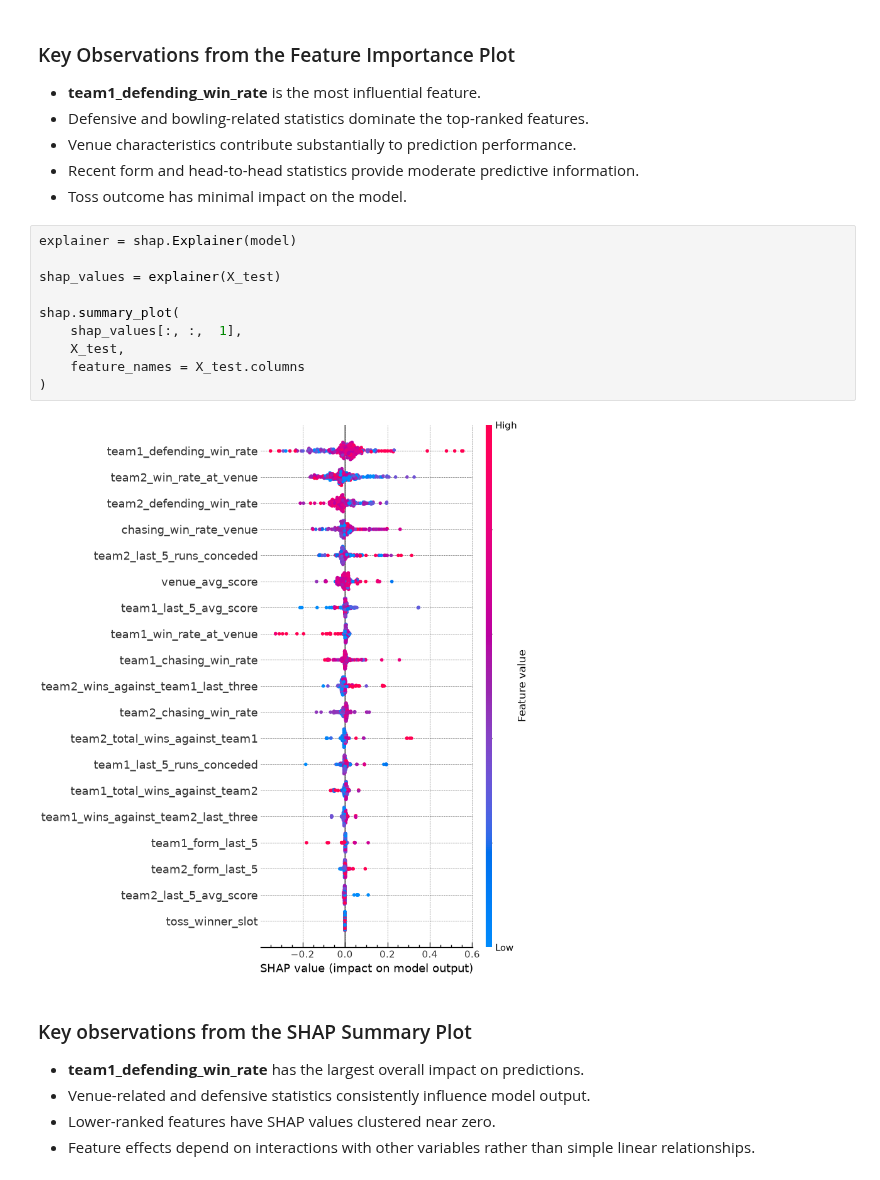
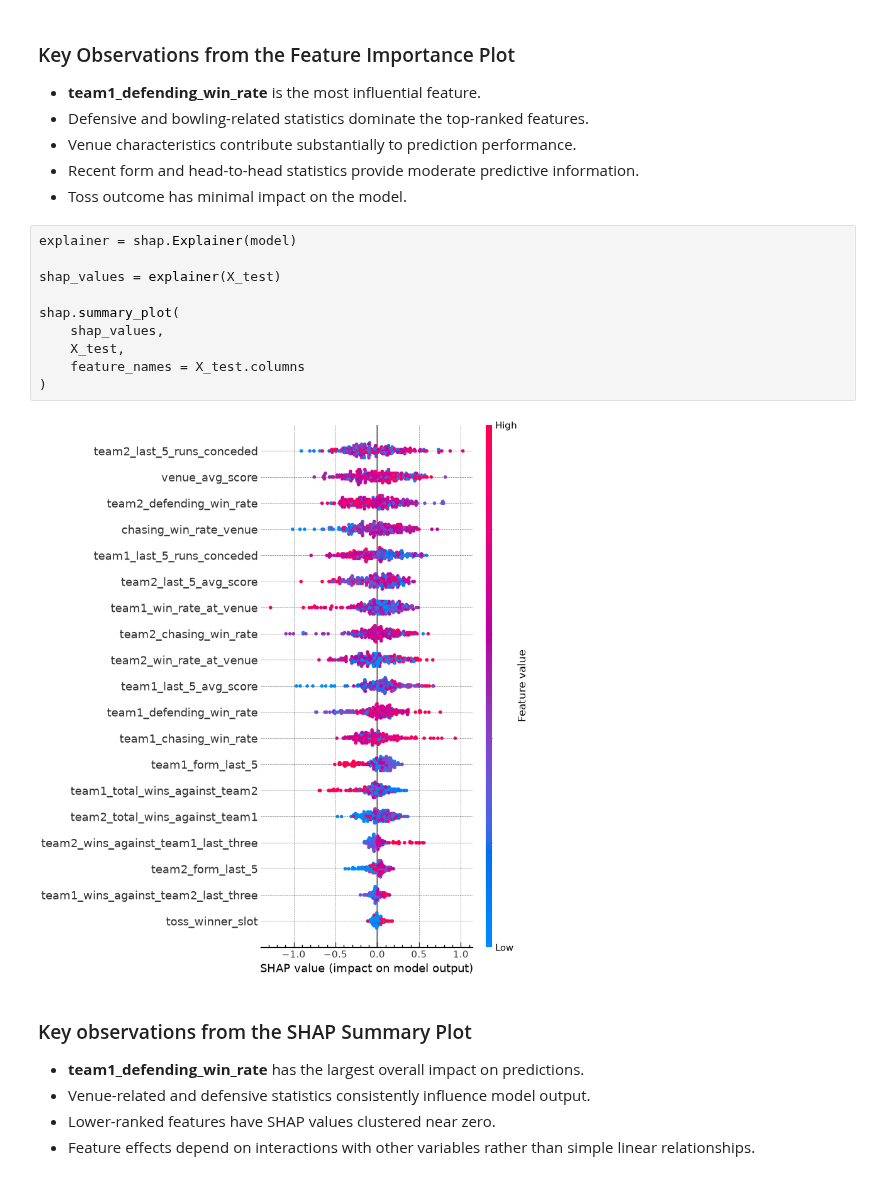
Before and after one commit to Karanveer-Tinna/ipl-cricket-prediction-model, a Jupyter notebook: notebooks/06_model_interpretation.ipynb, the cells around one changed output. Cells and saved outputs as stored; diff of their text form.

```diff
--- a/notebooks/06_model_interpretation.ipynb
+++ b/notebooks/06_model_interpretation.ipynb
@@ -43,15 +43,15 @@ plt.show()
 # %%
 explainer = shap.Explainer(model)
 
 shap_values = explainer(X_test)
 
 shap.summary_plot(
-    shap_values[:, :,  1],
+    shap_values,
     X_test,
     feature_names = X_test.columns
 )
 # %% [output]
-[figure, old version]
+[figure, new version]
 # %% [markdown]
 ### Key observations from the SHAP Summary Plot
 - __team1_defending_win_rate__ has the largest overall impact on predictions.
```
Also changed, not shown: parts of 6 cells of this notebook, 22 other files.
